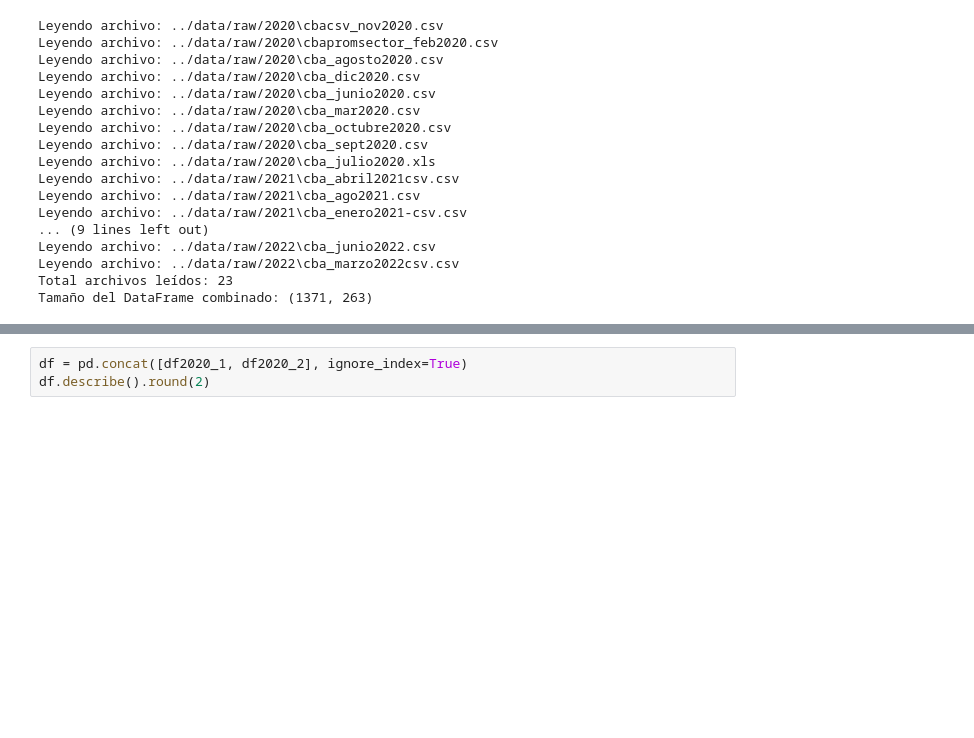
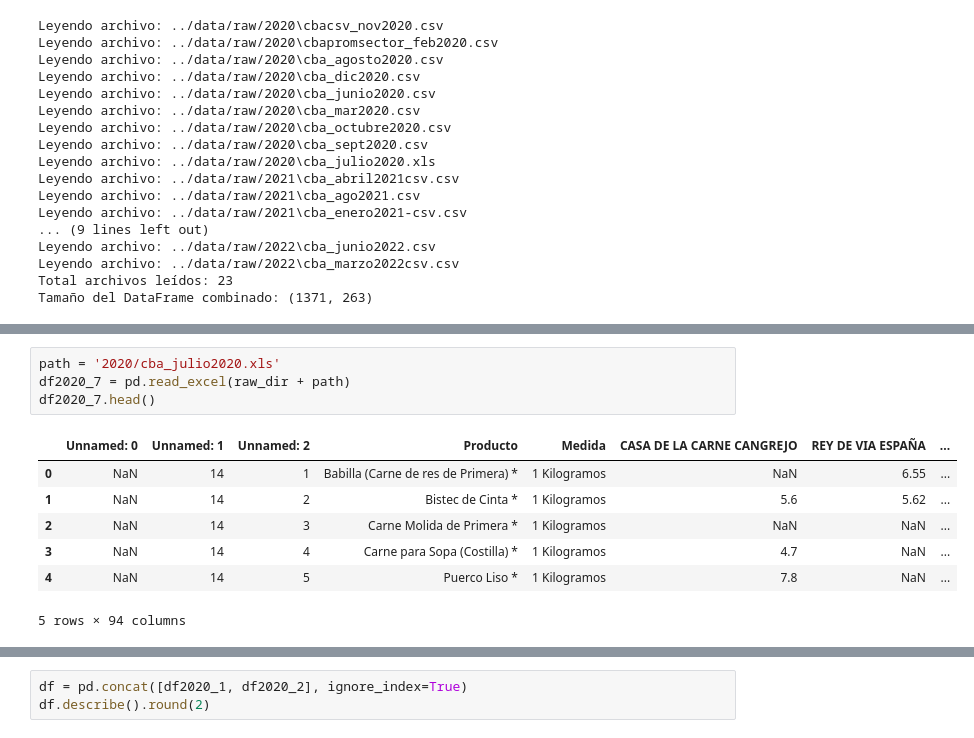
Before and after one commit to isaacmedina/acodeco_ml, a Jupyter notebook: cba-panama-ml/notebooks/data-eda.ipynb, the cells around one changed output, grey strips where cells are left out. Drawn from its saved outputs; the diff is of its cells as text; blank space fills up the shorter version.

```diff
--- a/cba-panama-ml/notebooks/data-eda.ipynb
+++ b/cba-panama-ml/notebooks/data-eda.ipynb
@@ -76 +82,13 @@ Series.__getitem__ treating keys as positions is deprecated. In a future version
+# %%
+path = '2020/cba_julio2020.xls'
+df2020_7 = pd.read_excel(raw_dir + path)
+df2020_7.head()
+# %% [output]
+|  | Unnamed: 0 | Unnamed: 1 | Unnamed: 2 | Producto | Medida | CASA DE LA CARNE CANGREJO | REY DE VIA ESPAÑA | ... |
+| 0 | NaN | 14 | 1 | Babilla (Carne de res de Primera) * | 1 Kilogramos | NaN | 6.55 | ... |
+| 1 | NaN | 14 | 2 | Bistec de Cinta * | 1 Kilogramos | 5.6 | 5.62 | ... |
+| 2 | NaN | 14 | 3 | Carne Molida de Primera * | 1 Kilogramos | NaN | NaN | ... |
+| 3 | NaN | 14 | 4 | Carne para Sopa (Costilla) * | 1 Kilogramos | 4.7 | NaN | ... |
+| 4 | NaN | 14 | 5 | Puerco Liso * | 1 Kilogramos | 7.8 | NaN | ... |
+5 rows × 94 columns
 # %%
```
Also changed, not shown: parts of 12 cells of this notebook, 1 other file.
